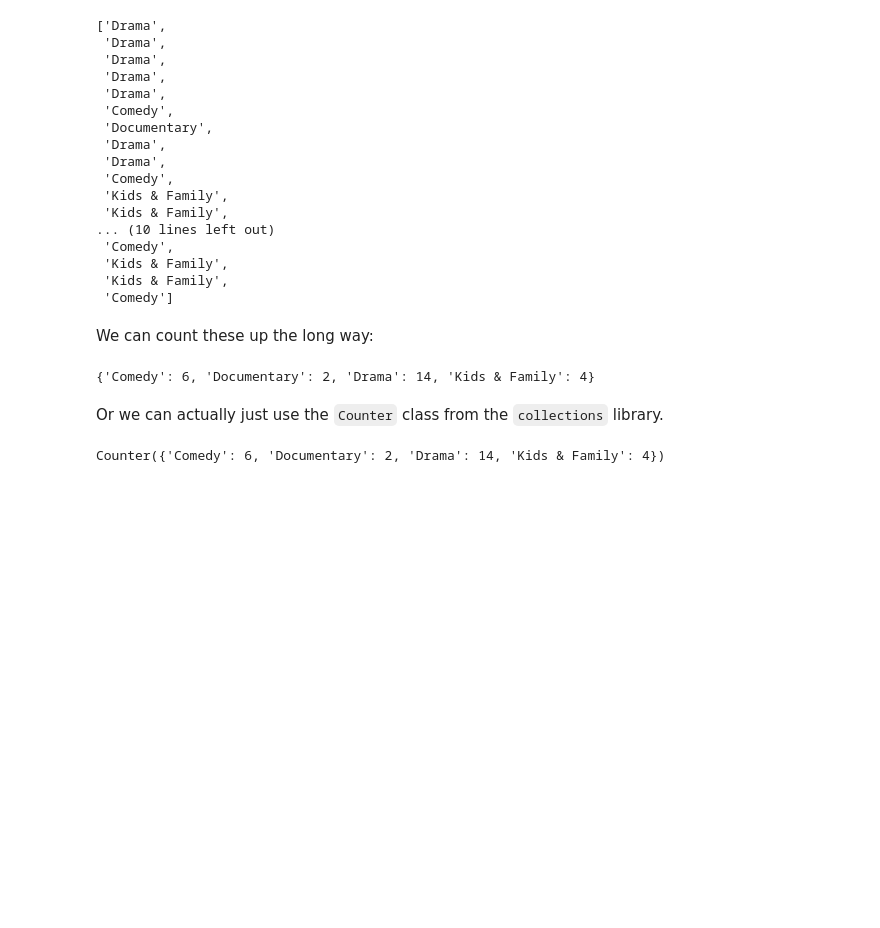
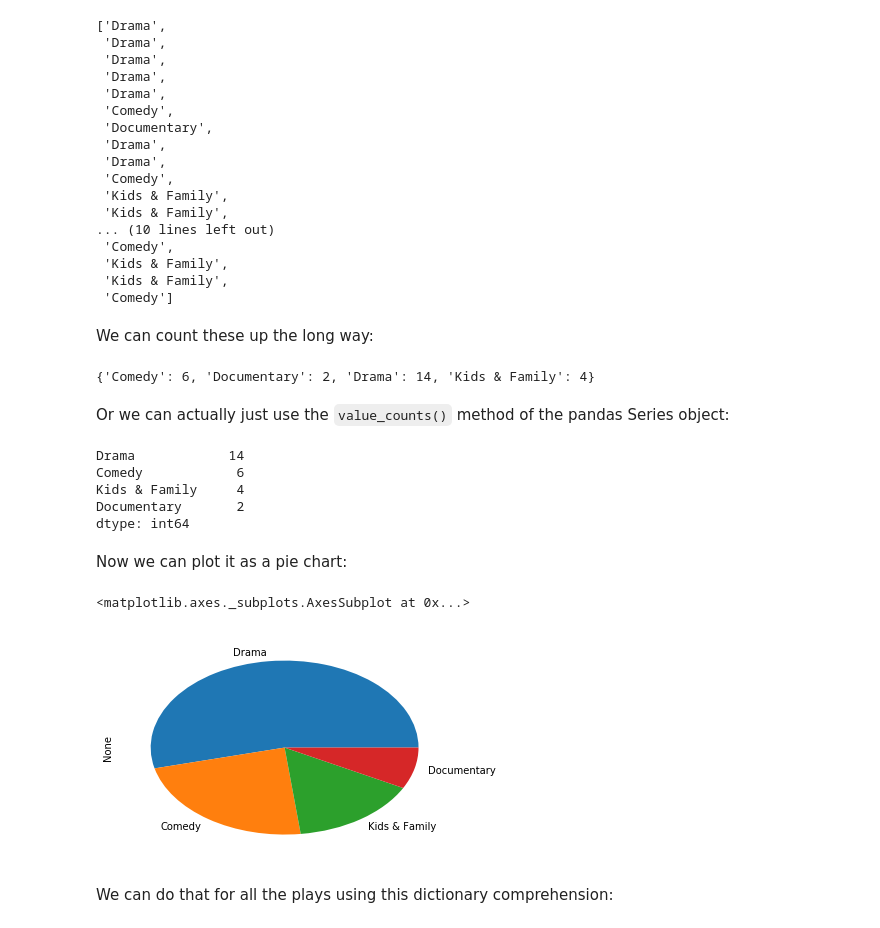
Before and after one commit to szweibel/DHSI-API-workshop, a Jupyter notebook: sections/visualization2.ipynb, the cells around one changed output. Drawn from its saved outputs; the diff is of its cells as text; code cells hidden in the pictures; blank space fills up the shorter version.

Commit message:
minor changes to visualization notebook

```diff
--- a/sections/visualization2.ipynb
+++ b/sections/visualization2.ipynb
@@ -209,8 +208,21 @@ hamletGenreCounts
 # %% [output]
 {'Comedy': 6, 'Documentary': 2, 'Drama': 14, 'Kids & Family': 4}
 # %% [markdown]
-Or we can actually just use the `Counter` class from the `collections` library.
+Or we can actually just use the `value_counts()` method of the pandas Series object:
 # %%
-Counter(shakesMovieGenres["Hamlet"])
+pandas.Series(shakesMovieGenres["Hamlet"]).value_counts()
 # %% [output]
-Counter({'Comedy': 6, 'Documentary': 2, 'Drama': 14, 'Kids & Family': 4})
+Drama            14
+Comedy            6
+Kids & Family     4
+Documentary       2
+dtype: int64
+# %% [markdown]
+Now we can plot it as a pie chart:
+# %%
+pandas.Series(shakesMovieGenres["Hamlet"]).value_counts().plot(kind='pie')
+# %% [output]
+<matplotlib.axes._subplots.AxesSubplot at 0x...>
+[figure, added]
+# %% [markdown]
+We can do that for all the plays using this dictionary comprehension:
```
Also changed, not shown: parts of 5 cells of this notebook.
